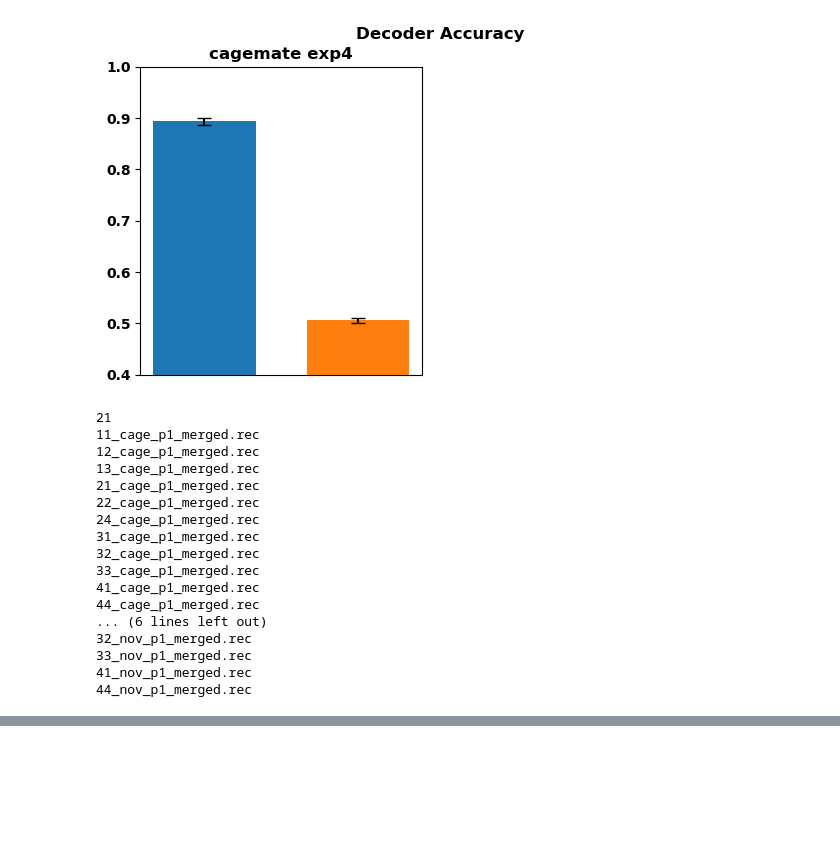
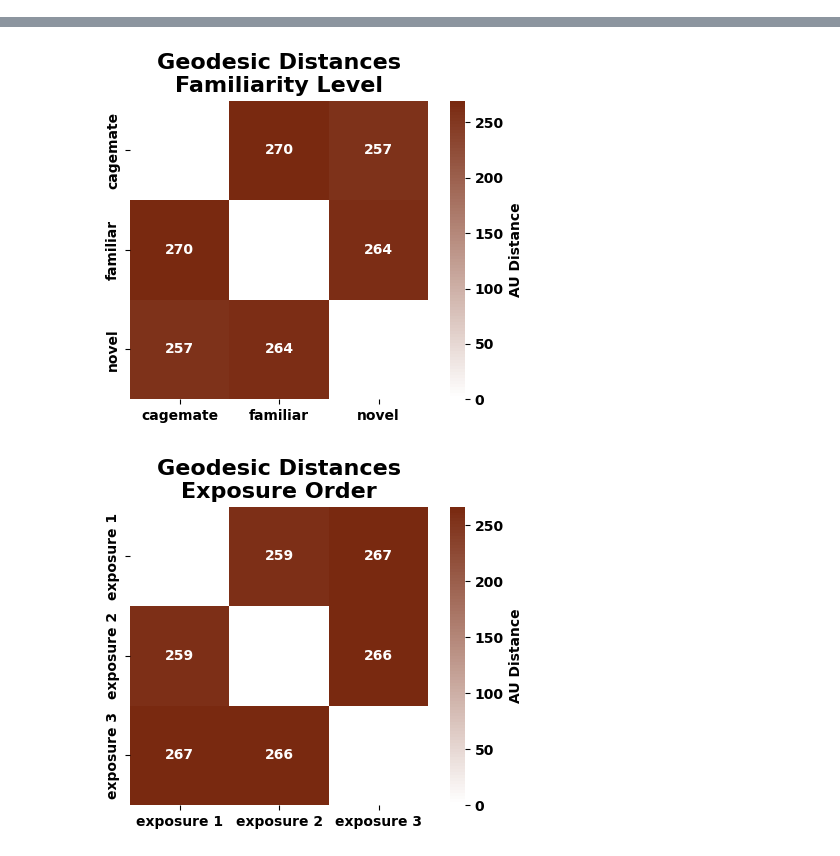
Before and after one commit to tomHep10/diff_fam_social_memory_ephys, a Jupyter notebook: pilot2/only_subjects/pca_analysis.ipynb, the cells around one changed output, grey strips where cells are left out. Cells and saved outputs as stored; diff of their text form; code cells hidden in the pictures; blank space fills up the shorter version.

```diff
--- a/pilot2/only_subjects/pca_analysis.ipynb
+++ b/pilot2/only_subjects/pca_analysis.ipynb
@@ -400,0 +288,5 @@ dtype: float64
+# %%
+geo_dist_agent = pcat.avg_geo_dist(only_subjects_spike, 3, 2, percent_var=90, post_window=0, min_neurons = 5, events = ['cagemate', 'familiar', 'novel'])
+geo_dist_agent
+geo_dist_order = pcat.avg_geo_dist(only_subjects_spike, 3, 2, percent_var=90, post_window=0, min_neurons = 5, events = ['exposure 1', 'exposure 2', 'exposure 3'])
+geo_dist_order
@@ -2031,29 +359,0 @@ plt.show()
-# %%
-def plot_comparison_heatmap(matrix, title, color, diagonal_color, vmin):
-    # Create comparison matrix
-    # Create figure
-
-    # if matrix.index.dtype == 'object':
-    #     matrix = matrix.set_index(matrix.columns[0])
-
-    # Make sure all data columns are numeric
-    matrix = matrix.astype(float)
-    plt.figure(figsize=(5, 5))
-    n_bins = 100  # Number of color gradients
-    cmap = LinearSegmentedColormap.from_list('custom', color, N=n_bins)
-    # Create heatmap
-
-    sns.heatmap(matrix,
-                annot=True,
-                cmap=cmap,
-                fmt='.0f',
-                square=True,
-                cbar_kws={'label': 'AU Distance', 'shrink': 0.8},
-                vmin = vmin)
-    if diagonal_color is not None:
-        for i in range(len(matrix)):
-            plt.plot(i + 0.5, i + 0.5, 'o', color=diagonal_color, markersize=25, zorder =100)
-
-    plt.title(title, fontsize = 16)
-    plt.tight_layout()
-    return plt
@@ -2269,26 +360,4 @@ exp4_results = decoders.trial_decoder(whole_collection,
-# %%
-exp4_results.plot_average()
-# %% [output]
-[figure, removed]
-# %%
-print(len(whole_collection.collection))
-for recording in whole_collection.collection:
-    print(recording.name)
-# %% [output]
-21
-11_cage_p1_merged.rec
-12_cage_p1_merged.rec
-13_cage_p1_merged.rec
-21_cage_p1_merged.rec
-22_cage_p1_merged.rec
-24_cage_p1_merged.rec
-31_cage_p1_merged.rec
-32_cage_p1_merged.rec
-33_cage_p1_merged.rec
-41_cage_p1_merged.rec
-44_cage_p1_merged.rec
-... (6 lines left out)
-32_nov_p1_merged.rec
-33_nov_p1_merged.rec
-41_nov_p1_merged.rec
-44_nov_p1_merged.rec
+# %%
+plot_comparison_heatmap(geo_dist_agent, title = "Geodesic Distances\nFamiliarity Level", color = ['white', '#792910'], diagonal_color='white', vmin = 0)
+plot_comparison_heatmap(geo_dist_order, title = "Geodesic Distances\nExposure Order", color = ['white', '#792910'], diagonal_color='white', vmin = 0)
+# %% [output]
@@ -2294,0 +365,2 @@ for recording in whole_collection.collection:
+[figure, added]
+[figure, added]
```
Also changed, not shown: parts of 87 cells of this notebook, 31 other files.
